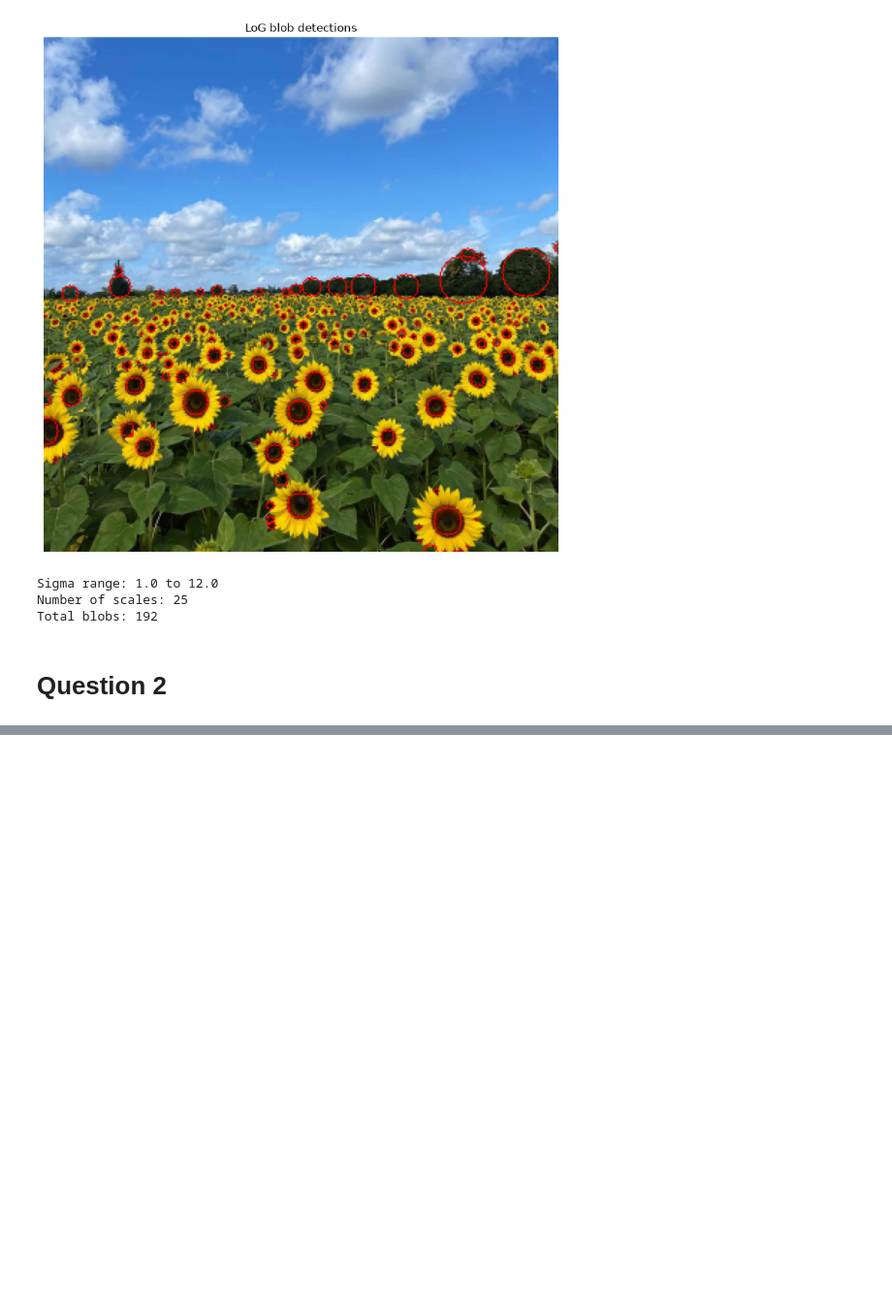
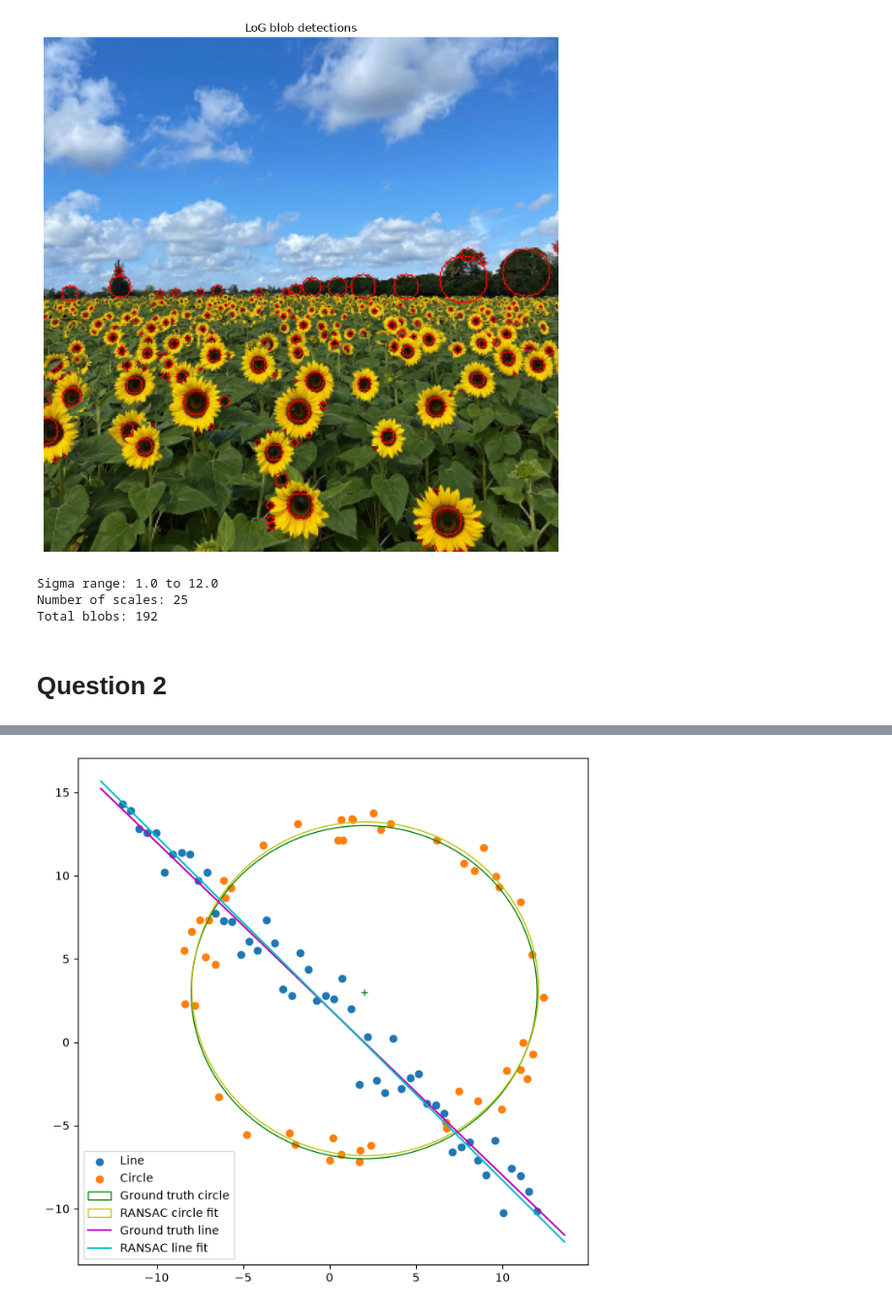
Before and after one commit to NileshAm/EN3160-Image-Processing-and-Machine-Vision, a Jupyter notebook: A02/main.ipynb, the cells around one changed output, grey strips where cells are left out. Shown at 97% size. Drawn from its saved outputs; the diff is of its cells as text; code cells hidden in the pictures; blank space fills up the shorter version.

```diff
--- a/A02/main.ipynb
+++ b/A02/main.ipynb
@@ -65,0 +279,44 @@ Total blobs: 192
+# %%
+# Combine all points
+X = np.vstack((X_circ, X_line))
+
+# Plot points
+fig, ax = plt.subplots(1, 1, figsize=(8, 8))
+
+ax.scatter(X_line[:, 0], X_line[:, 1], label='Line')
+ax.scatter(X_circ[:, 0], X_circ[:, 1], label='Circle')
+
+# Plot ground truth circle
+circle_gt = plt.Circle(
+    (x0_gt, y0_gt),
+    r,
+    color='g',
+    fill=False,
+    label='Ground truth circle'
+)
+
+ax.add_patch(circle_gt)
+ax.plot(x0_gt, y0_gt, '+', color='g')
+
+# Plot ground truth line
+x_min, x_max = ax.get_xlim()
+x_ = np.array([x_min, x_max])
+y_ = m * x_ + b
+
+circle = Circle(
+    (circle_fit[0], circle_fit[1]),
+    circle_fit[2],
+    color='y',
+    fill=False,
+    label='RANSAC circle fit'
+)
+
+plt.gca().add_patch(circle)
+
+plt.plot(x_, y_, color='m', label='Ground truth line')
+plt.plot(x_, (line_fit[2] - line_fit[0]*x_) / line_fit[1], color='c', label='RANSAC line fit')
+
+plt.legend()
+plt.show()
+# %% [output]
+[figure, added]
```
Also changed, not shown: parts of 8 cells of this notebook.
